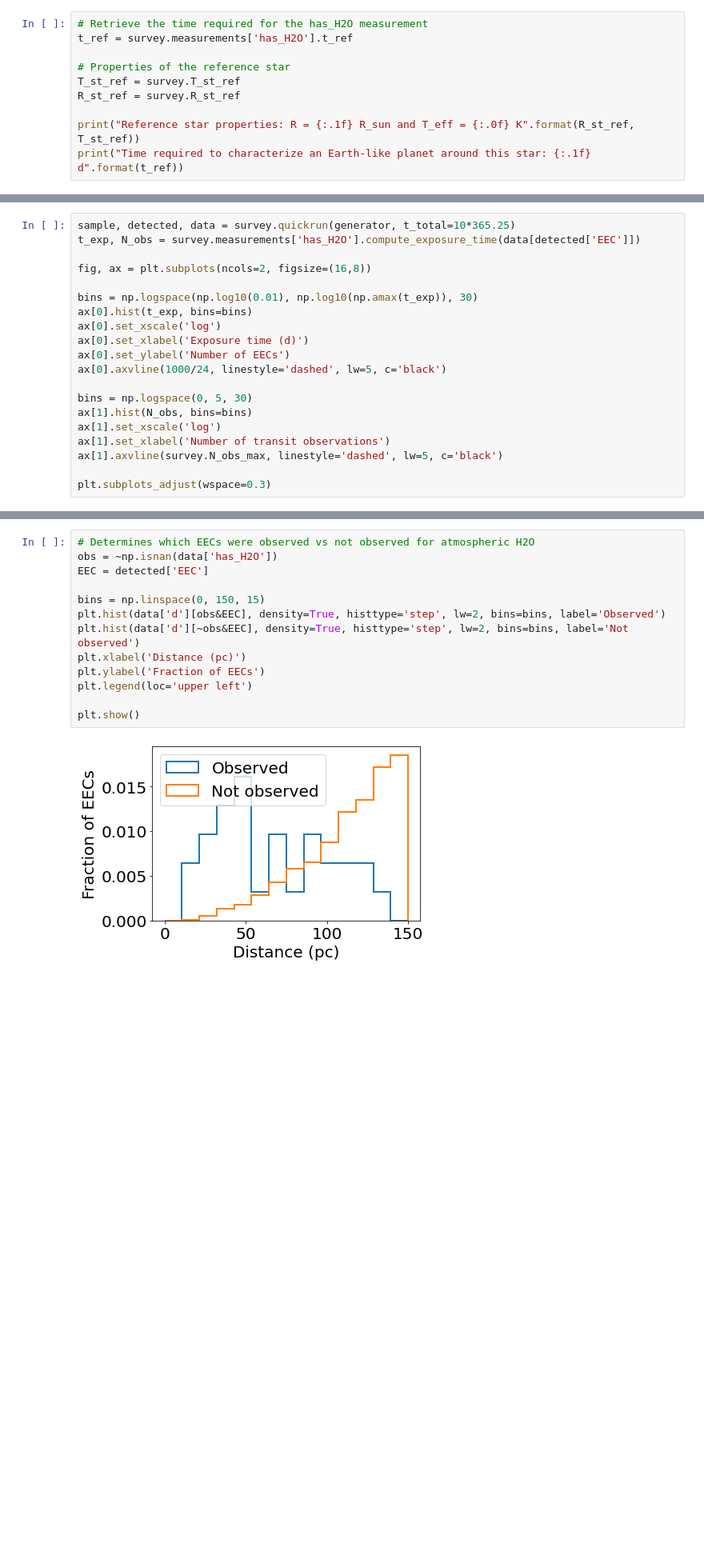
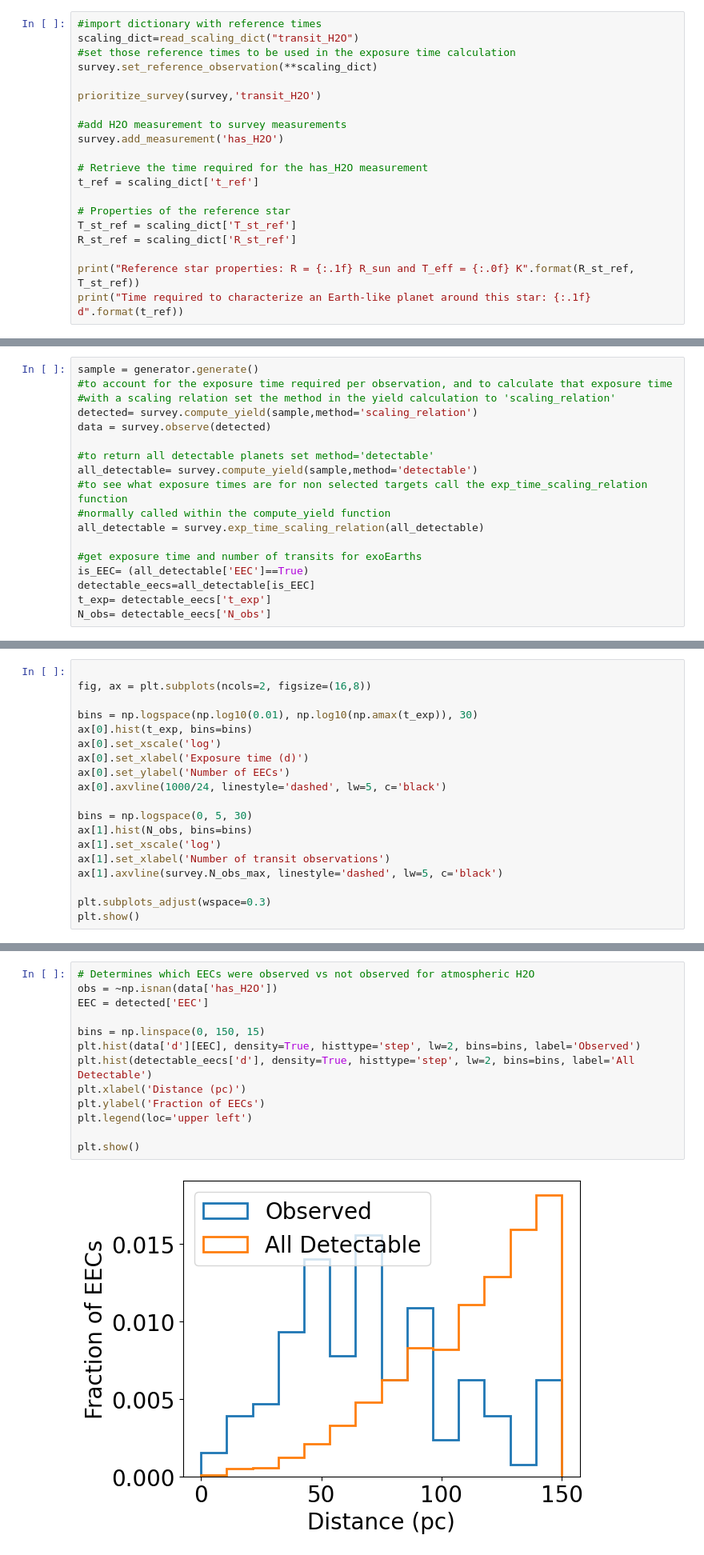
Before and after one commit to danielapai/bioverse, a Jupyter notebook: docs/Notebooks/Tutorial2.ipynb, the cells around one changed output, grey strips where cells are left out. Shown at 80% size. Drawn from its saved outputs; the diff is of its cells as text; blank space fills up the shorter version.

Commit message:
updated examples
running into new problems
also updated survey quickrun

```diff
--- a/docs/Notebooks/Tutorial2.ipynb
+++ b/docs/Notebooks/Tutorial2.ipynb
@@ -149,12 +141,22 @@ In principle, the transit survey is capable of detecting and characterizing any
 
 For example, a key observable parameter for terrestrial planets is the presence (or absence) of H2O in the atmosphere. However, water clouds obscure almost all absorption from water vapor along the same sightlines. Using the Planetary Spectrum Generator with sophisticated GCM models that include the effects of clouds, we have estimated that the transit survey will require approximately ~7.5 days of in-transit observing time for a typical star, assuming a 50-meter effective diameter. We incorporate this assumption into the 'has_H2O' measurement:
 # %%
+#import dictionary with reference times
+scaling_dict=read_scaling_dict("transit_H2O")
+#set those reference times to be used in the exposure time calculation
+survey.set_reference_observation(**scaling_dict)
+
+prioritize_survey(survey,'transit_H2O')
+
+#add H2O measurement to survey measurements
+survey.add_measurement('has_H2O')
+
 # Retrieve the time required for the has_H2O measurement
-t_ref = survey.measurements['has_H2O'].t_ref
+t_ref = scaling_dict['t_ref']
 
 # Properties of the reference star
-T_st_ref = survey.T_st_ref
-R_st_ref = survey.R_st_ref
+T_st_ref = scaling_dict['T_st_ref']
+R_st_ref = scaling_dict['R_st_ref']
 
 print("Reference star properties: R = {:.1f} R_sun and T_eff = {:.0f} K".format(R_st_ref, T_st_ref))
 print("Time required to characterize an Earth-like planet around this star: {:.1f} d".format(t_ref))
@@ -164 +170,19 @@ Time required to characterize an Earth-like planet around this star: 7.5 d
+# %%
+sample = generator.generate()
+#to account for the exposure time required per observation, and to calculate that exposure time
+#with a scaling relation set the method in the yield calculation to 'scaling_relation'
+detected= survey.compute_yield(sample,method='scaling_relation')
+data = survey.observe(detected)
+
+#to return all detectable planets set method='detectable'
+all_detectable= survey.compute_yield(sample,method='detectable')
+#to see what exposure times are for non selected targets call the exp_time_scaling_relation function
+#normally called within the compute_yield function
+all_detectable = survey.exp_time_scaling_relation(all_detectable)
+
+#get exposure time and number of transits for exoEarths
+is_EEC= (all_detectable['EEC']==True)
+detectable_eecs=all_detectable[is_EEC]
+t_exp= detectable_eecs['t_exp']
+N_obs= detectable_eecs['N_obs']
 # %% [markdown]
@@ -167,7 +189,5 @@ Time required to characterize an Earth-like planet around this star: 7.5 d
 Plotted below are the exposure times (and number of transit observations) required to find H2O in the atmospheres of transiting EECs. The dashed lines indicate a generous upper limit of 1,000 combined transit observations of ~1 hr duration.
 # %%
-sample, detected, data = survey.quickrun(generator, t_total=10*365.25)
-t_exp, N_obs = survey.measurements['has_H2O'].compute_exposure_time(data[detected['EEC']])
 
 fig, ax = plt.subplots(ncols=2, figsize=(16,8))
 
@@ -185,4 +205,5 @@ ax[1].set_xlabel('Number of transit observations')
 ax[1].axvline(survey.N_obs_max, linestyle='dashed', lw=5, c='black')
 
 plt.subplots_adjust(wspace=0.3)
+plt.show()
 # %% [output]
@@ -192,18 +213,18 @@ As a result, most exo-Earth candidates cannot be observed during the survey. Sin
 # %%
 # Determines which EECs were observed vs not observed for atmospheric H2O
 obs = ~np.isnan(data['has_H2O'])
 EEC = detected['EEC']
 
 bins = np.linspace(0, 150, 15)
-plt.hist(data['d'][obs&EEC], density=True, histtype='step', lw=2, bins=bins, label='Observed')
-plt.hist(data['d'][~obs&EEC], density=True, histtype='step', lw=2, bins=bins, label='Not observed')
+plt.hist(data['d'][EEC], density=True, histtype='step', lw=2, bins=bins, label='Observed')
+plt.hist(detectable_eecs['d'], density=True, histtype='step', lw=2, bins=bins, label='All Detectable')
 plt.xlabel('Distance (pc)')
 plt.ylabel('Fraction of EECs')
 plt.legend(loc='upper left')
 
 plt.show()
 # %% [output]
-[figure, old version]
+[figure, new version]
 # %% [markdown]
 If we choose more optimistic assumptions about cloud cover, we can reduce `t_ref` and therefore increase the number of observable EECs:
 # %%
```
Also changed, not shown: parts of 13 cells of this notebook, 4 other files.
